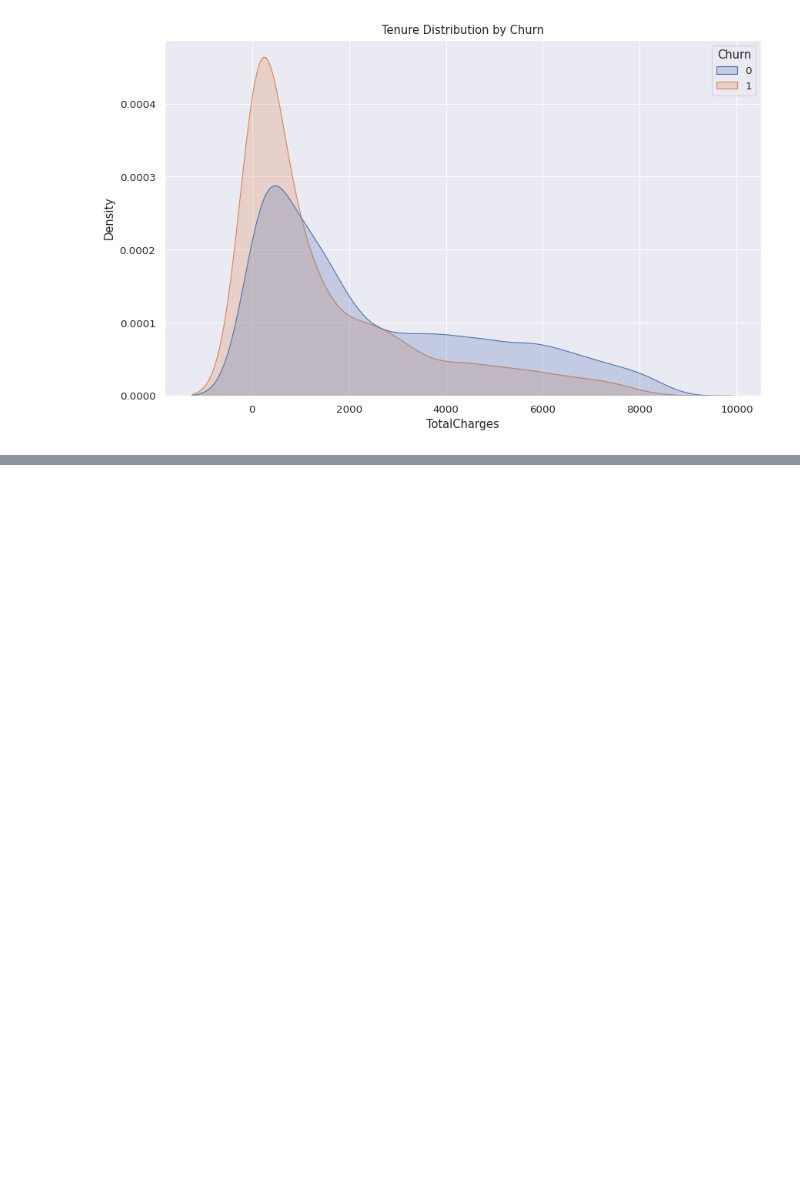
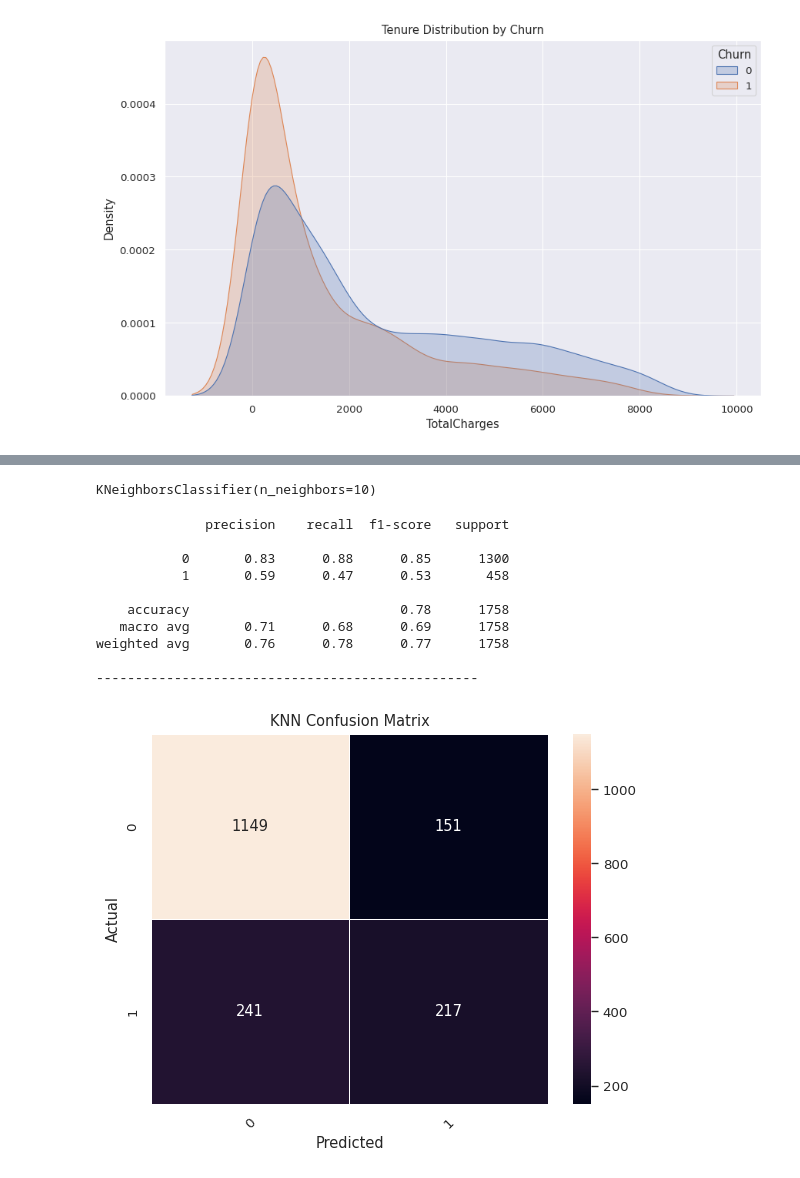
Before and after one commit to Cornelias35/ChurnPredictionSystem, a Jupyter notebook: notebooks/EDA.ipynb, the cells around one changed output, grey strips where cells are left out. Drawn from its saved outputs; the diff is of its cells as text; code cells hidden in the pictures; blank space fills up the shorter version.

Commit message:
data preprocessing and initial model predictions

```diff
--- a/notebooks/EDA.ipynb
+++ b/notebooks/EDA.ipynb
@@ -436,0 +556,10 @@ Index(['customerID', 'gender', 'Partner', 'Dependents', 'PhoneService',
+# %%
+knn = KNeighborsClassifier(
+    n_neighbors=10,
+)
+# %%
+knn.fit(X_train, y_train)
+# %% [output]
+KNeighborsClassifier(n_neighbors=10)
+# %%
+y_pred_knn = knn.predict(X_test)
@@ -436,0 +568,24 @@ Index(['customerID', 'gender', 'Partner', 'Dependents', 'PhoneService',
+# %%
+def print_metrics(y_test_, y_pred, model_name):
+    print(classification_report(y_test_, y_pred))
+    print("-------------------------------------------------")
+    sns.heatmap(confusion_matrix(y_test_, y_pred), annot=True, fmt="d", linewidths=.5) # y-axis true values, x-axis prediction values
+    plt.xlabel("Predicted")
+    plt.ylabel("Actual")
+    plt.title(f"{model_name} Confusion Matrix")
+    plt.xticks(rotation=45)
+    plt.show()
+# %%
+print_metrics(y_test_=y_test, y_pred=y_pred_knn, model_name="KNN")
+# %% [output]
+              precision    recall  f1-score   support
+
+           0       0.83      0.88      0.85      1300
+           1       0.59      0.47      0.53       458
+
+    accuracy                           0.78      1758
+   macro avg       0.71      0.68      0.69      1758
+weighted avg       0.76      0.78      0.77      1758
+
+-------------------------------------------------
+[figure, added]
```
Also changed, not shown: parts of 27 cells of this notebook, 1 other file.
